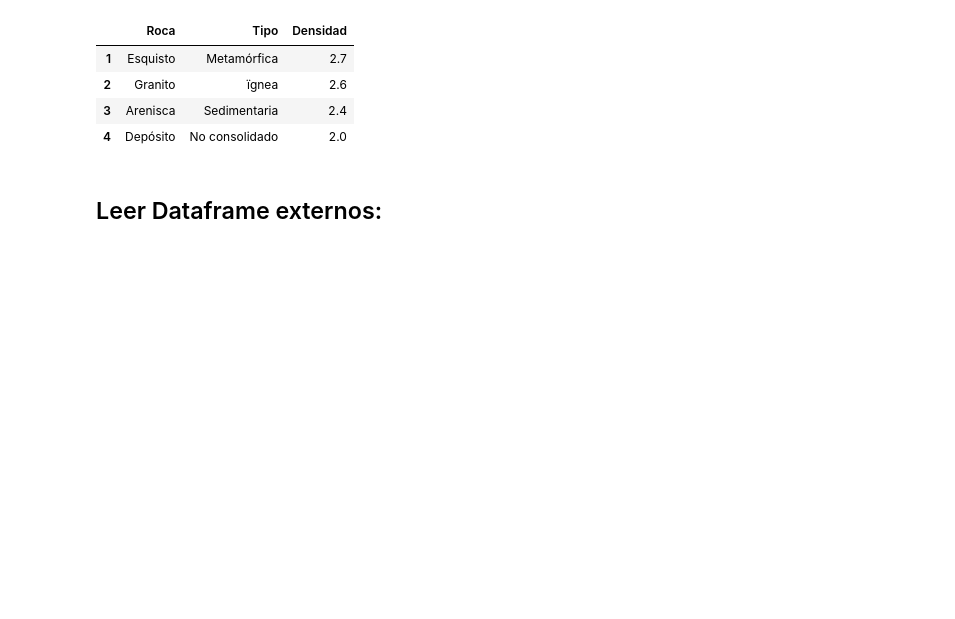
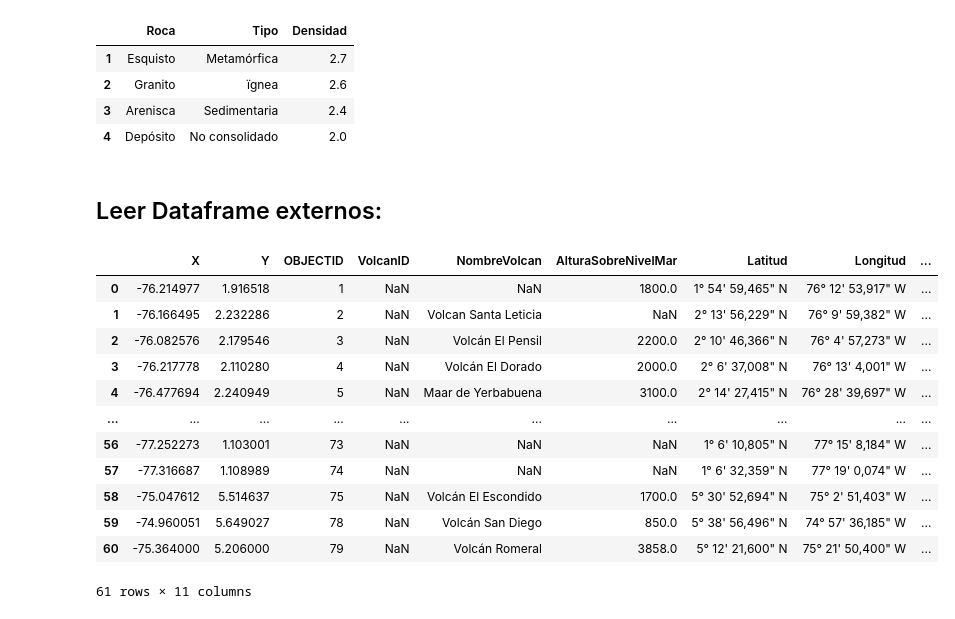
Before and after one commit to JuanZarate3/Nuevo_git, a Jupyter notebook: proyecto_sesion_2/modulo_1/Pandas.ipynb, the cells around one changed output. Saved outputs shown, nothing was run; the diff lists cells and outputs as text; code cells hidden in the pictures; blank space fills up the shorter version.

```diff
--- a/proyecto_sesion_2/modulo_1/Pandas.ipynb
+++ b/proyecto_sesion_2/modulo_1/Pandas.ipynb
@@ -46,0 +51,16 @@ rocas_df
+# %%
+df_best
+# %% [output]
+|  | X | Y | OBJECTID | VolcanID | NombreVolcan | AlturaSobreNivelMar | Latitud | Longitud | ... |
+| 0 | -76.214977 | 1.916518 | 1 | NaN | NaN | 1800.0 | 1° 54' 59,465" N | 76° 12' 53,917" W | ... |
+| 1 | -76.166495 | 2.232286 | 2 | NaN | Volcan Santa Leticia | NaN | 2° 13' 56,229" N | 76° 9' 59,382" W | ... |
+| 2 | -76.082576 | 2.179546 | 3 | NaN | Volcán El Pensil | 2200.0 | 2° 10' 46,366" N | 76° 4' 57,273" W | ... |
+| 3 | -76.217778 | 2.110280 | 4 | NaN | Volcán El Dorado | 2000.0 | 2° 6' 37,008" N | 76° 13' 4,001" W | ... |
+| 4 | -76.477694 | 2.240949 | 5 | NaN | Maar de Yerbabuena | 3100.0 | 2° 14' 27,415" N | 76° 28' 39,697" W | ... |
+| ... | ... | ... | ... | ... | ... | ... | ... | ... | ... |
+| 56 | -77.252273 | 1.103001 | 73 | NaN | NaN | NaN | 1° 6' 10,805" N | 77° 15' 8,184" W | ... |
+| 57 | -77.316687 | 1.108989 | 74 | NaN | NaN | NaN | 1° 6' 32,359" N | 77° 19' 0,074" W | ... |
+| 58 | -75.047612 | 5.514637 | 75 | NaN | Volcán El Escondido | 1700.0 | 5° 30' 52,694" N | 75° 2' 51,403" W | ... |
+| 59 | -74.960051 | 5.649027 | 78 | NaN | Volcán San Diego | 850.0 | 5° 38' 56,496" N | 74° 57' 36,185" W | ... |
+| 60 | -75.364000 | 5.206000 | 79 | NaN | Volcán Romeral | 3858.0 | 5° 12' 21,600" N | 75° 21' 50,400" W | ... |
+61 rows × 11 columns
```
Also changed, not shown: parts of 9 cells of this notebook.
